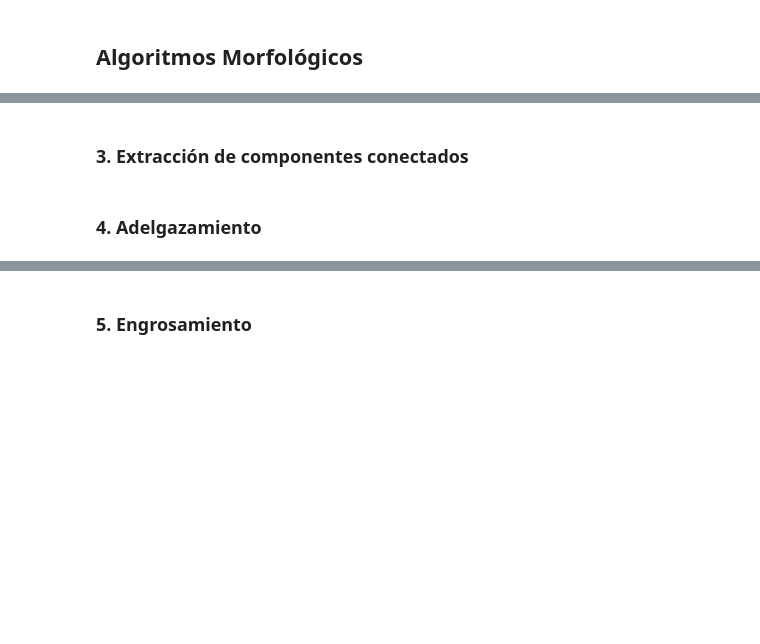
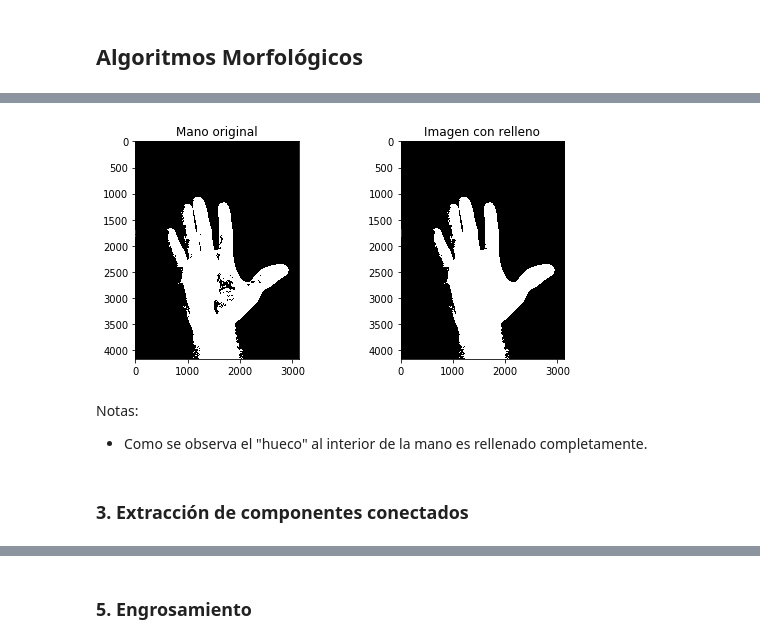
Before and after one commit to LeonardoMercado/TecIA, a Jupyter notebook: compartida de talleres/03 Taller 3 Operaciones Morfológicas/Taller 3 operaciones Morfológicas.ipynb, the cells around one changed output, grey strips where cells are left out. Cells and saved outputs as stored; diff of their text form; code cells hidden in the pictures; blank space fills up the shorter version.

Commit message:
Se Terminan las demás operaciones morfológicas
Quedo faltando el adelgazamiento, el engrosamiento
y el de esqueleto.

```diff
--- a/compartida de talleres/03 Taller 3 Operaciones Morfológicas/Taller 3 operaciones Morfológicas.ipynb
+++ b/compartida de talleres/03 Taller 3 Operaciones Morfológicas/Taller 3 operaciones Morfológicas.ipynb
@@ -492,4 +649,19 @@ Notas:
+# %%
+from scipy import ndimage
+
+relleno_1 = ndimage.binary_fill_holes(img_2_bin).astype(int)
+relleno_2 = ndimage.binary_fill_holes(img_1_bin).astype(int)
+
+
+plt.figure(1)
+plt.subplot(1,2,1), plt.imshow(img_2_bin,cmap='gray'), plt.title('Mano original')
+plt.subplot(1,2,2), plt.imshow(relleno_1,cmap='gray'), plt.title('Imagen con relleno')
+plt.subplots_adjust(right=1.25)
+plt.show()
+# %% [output]
+[figure, added]
+# %% [markdown]
+Notas:
+- Como se observa el "hueco" al interior de la mano es rellenado completamente.
 # %% [markdown]
 ### 3. Extracción de componentes conectados
-# %% [markdown]
-### 4. Adelgazamiento
```
Also changed, not shown: parts of 22 cells of this notebook, 1 other file.
